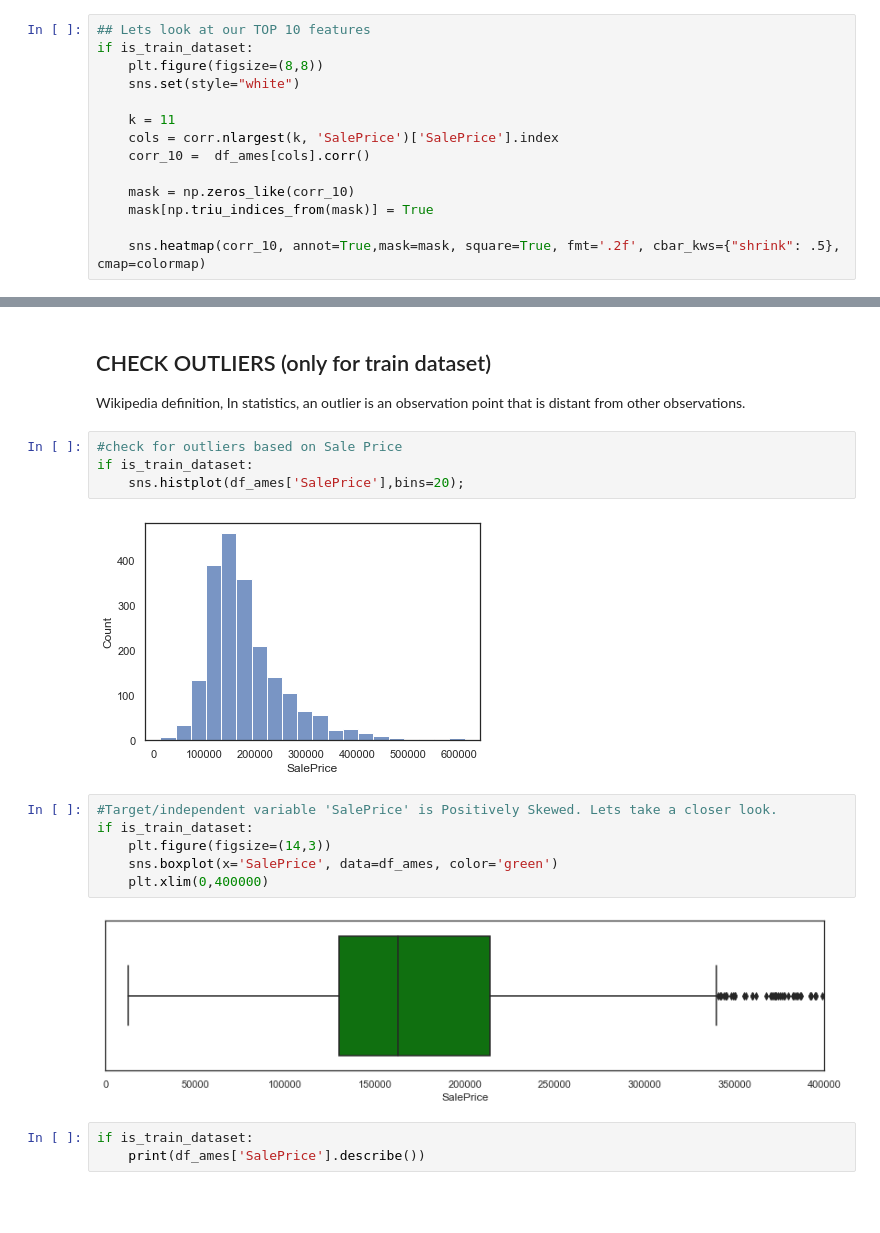
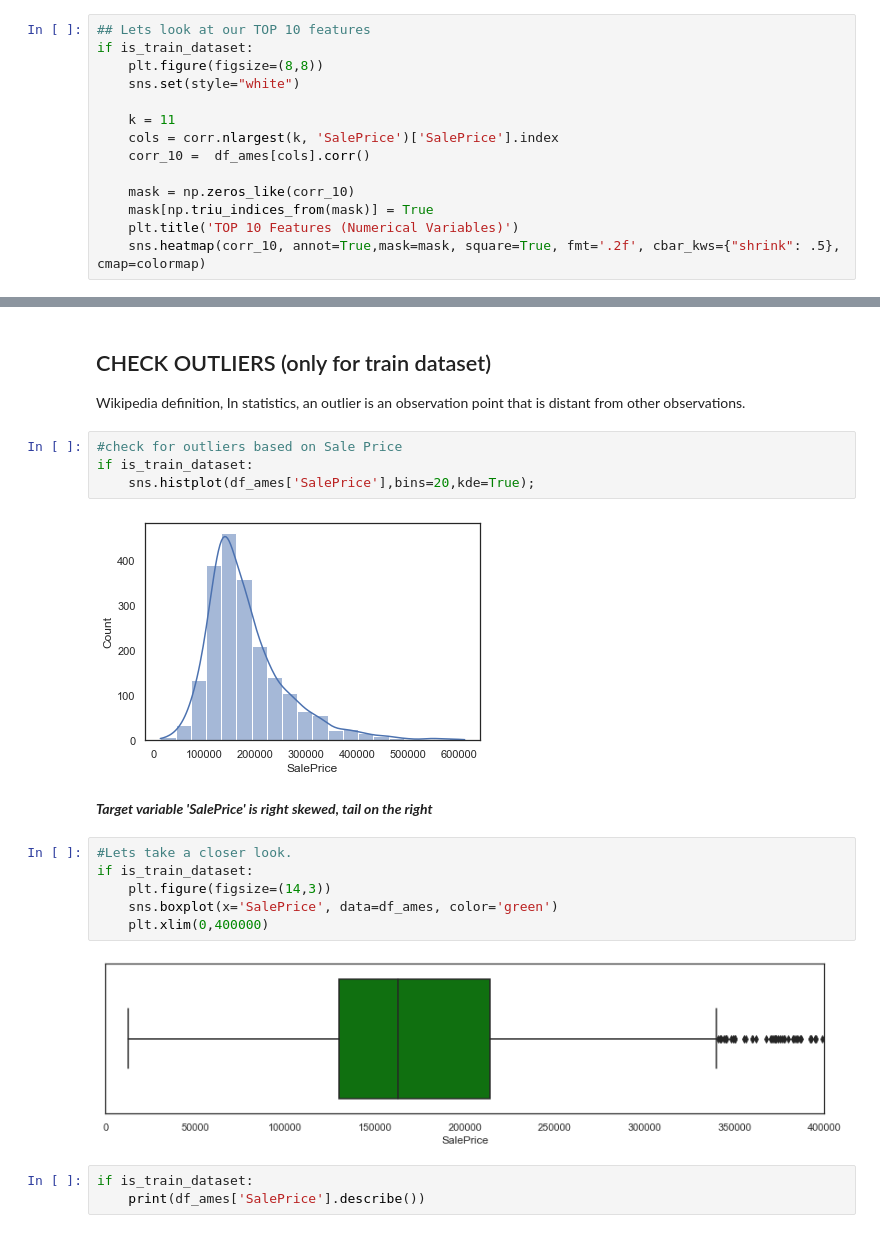
Before and after one commit to rebellon-carina/AMES_RegressionModels, a Jupyter notebook: code/01_EDA_and_Cleaning-final.ipynb, the cells around one changed output, grey strips where cells are left out. Saved outputs shown, nothing was run; the diff lists cells and outputs as text; blank space fills up the shorter version.

```diff
--- a/code/01_EDA_and_Cleaning-final.ipynb
+++ b/code/01_EDA_and_Cleaning-final.ipynb
@@ -159,6 +176,6 @@ if is_train_dataset:
 
     mask = np.zeros_like(corr_10)
     mask[np.triu_indices_from(mask)] = True
-
+    plt.title('TOP 10 Features (Numerical Variables)')
     sns.heatmap(corr_10, annot=True,mask=mask, square=True, fmt='.2f', cbar_kws={"shrink": .5}, cmap=colormap)
 # %% [output]
@@ -476,11 +579,13 @@ In statistics, an outlier is an observation point that is distant from other obs
 # %%
 #check for outliers based on Sale Price
 if is_train_dataset:
-    sns.histplot(df_ames['SalePrice'],bins=20);
+    sns.histplot(df_ames['SalePrice'],bins=20,kde=True);
 # %% [output]
-[figure, old version]
+[figure, new version]
+# %% [markdown]
+***Target variable 'SalePrice' is right skewed, tail on the right***
 # %%
-#Target/independent variable 'SalePrice' is Positively Skewed. Lets take a closer look.
+#Lets take a closer look.
 if is_train_dataset:
     plt.figure(figsize=(14,3))
     sns.boxplot(x='SalePrice', data=df_ames, color='green')
```
Also changed, not shown: parts of 32 cells of this notebook, 23 other files.
